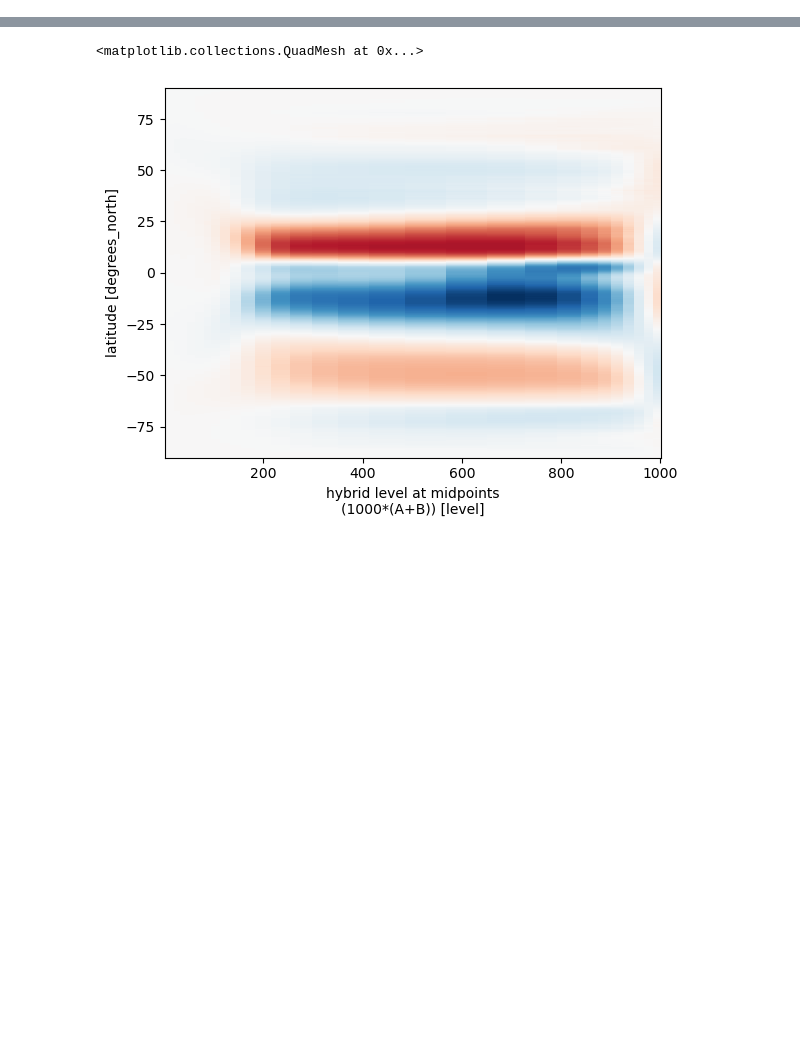
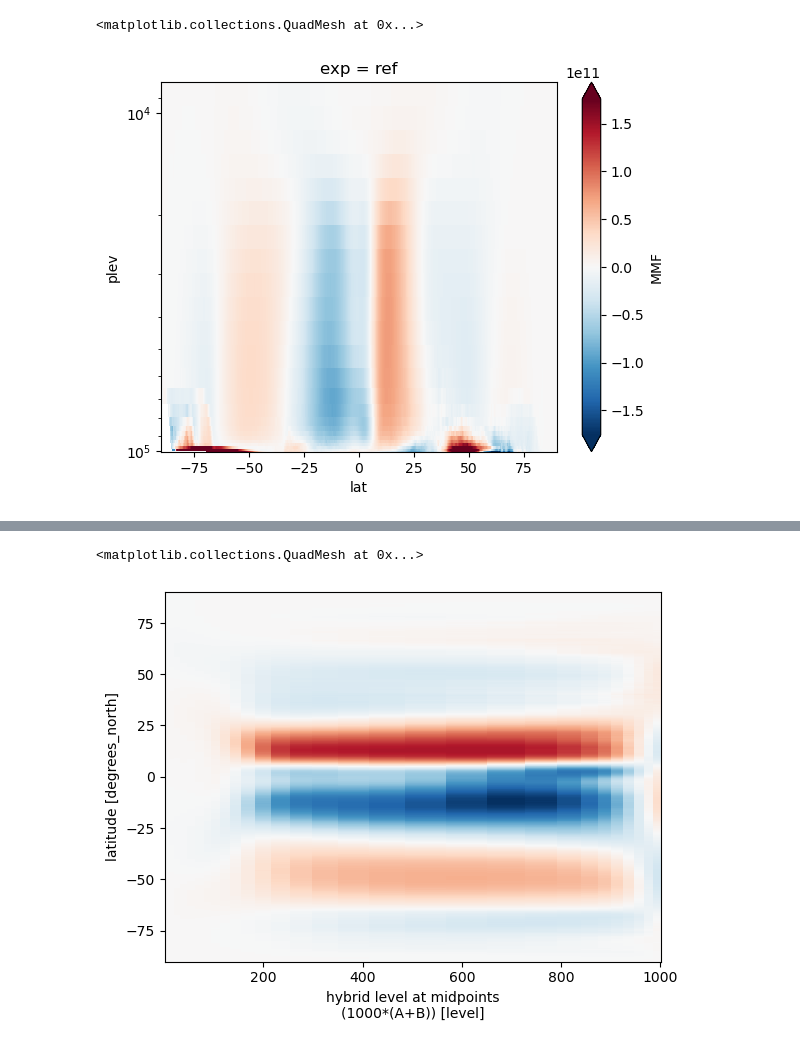
Before and after one commit to JdeJong96/TCs-under-SAI, a Jupyter notebook: analysis/notebooks/Hadley.ipynb, the cells around one changed output, grey strips where cells are left out. Cells and saved outputs as stored; diff of their text form; code cells hidden in the pictures; blank space fills up the shorter version.

```diff
--- a/analysis/notebooks/Hadley.ipynb
+++ b/analysis/notebooks/Hadley.ipynb
@@ -38,0 +142,13 @@ Wall time: 15 s
+# %%
+# set up calculations
+for exp in ds:
+    if exp == 'ref':
+        continue
+    dsi = ds[exp]
+    dsi['dP'] = (interpolate.pressure_from_hybrid(dsi, cell_interface=True)
+                 .diff('ilev').rename({'ilev':'lev'}).assign_coords(lev=dsi.lev))
+    dsi['MMF'] = physics.meridional_mass_streamfunction(dsi.V, dsi.dP, dsi.lat)
+    plev = np.array([*ds[exp].lev[7:].data,1000]) * 100
+    dsi['P'] = interpolate.pressure_from_hybrid(dsi)
+    MMF[exp] = interpolate.interpolate(dsi.MMF, dsi.P, plev, 'lev',
+        chunks=ds[exp].MMF.chunksizes).mean('lon', keep_attrs=True)
@@ -38,0 +162,16 @@ Wall time: 15 s
+# %%
+# To concatenate the experiment data from different time periods in one netCDF,
+# we create a consistent timedelta coordinate (time - analysis start time).
+MMFds = {
+    exp: MMF[exp].assign_coords({
+        'dtime': (MMF[exp].time-MMF[exp].time[0]).dt.days.assign_attrs(
+            {'description': 'days since start of analysis period'}),
+        'exp': str(exp),
+    }).swap_dims({'time':'dtime'})
+    for exp in MMF
+}
+MMFds = (
+    xr.concat(MMFds.values(), dim='exp')
+    .transpose('exp','ens','dtime','plev','lat')
+    .reset_coords('time')
+)
@@ -38,0 +182,9 @@ Wall time: 15 s
+# %%
+MMF = xr.open_dataset("../data/MMF.zm.nc")
+MMF = {str(exp): MMF.sel(exp=exp).set_coords('time').swap_dims(
+    {'dtime':'time'}).MMF for exp in MMF.exp.data}
+# %%
+MMF['ref'].mean(('time','ens')).plot(y='plev',yincrease=False,yscale='log',robust=True)
+# %% [output]
+<matplotlib.collections.QuadMesh at 0x...>
+[figure, added]
```
Also changed, not shown: parts of 58 cells of this notebook, 4 other files.
